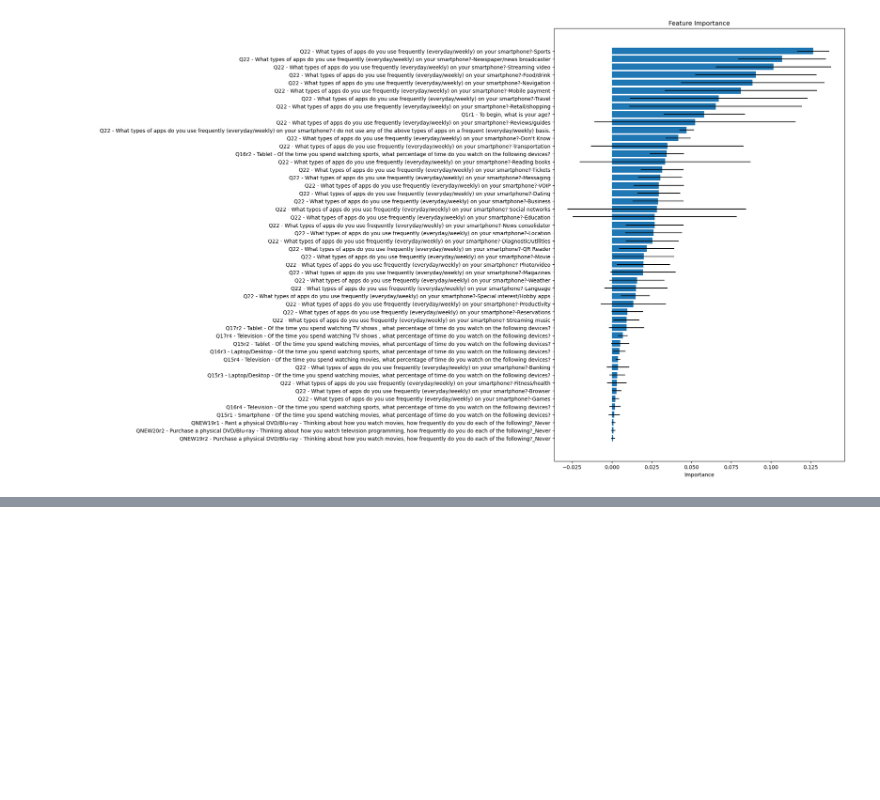
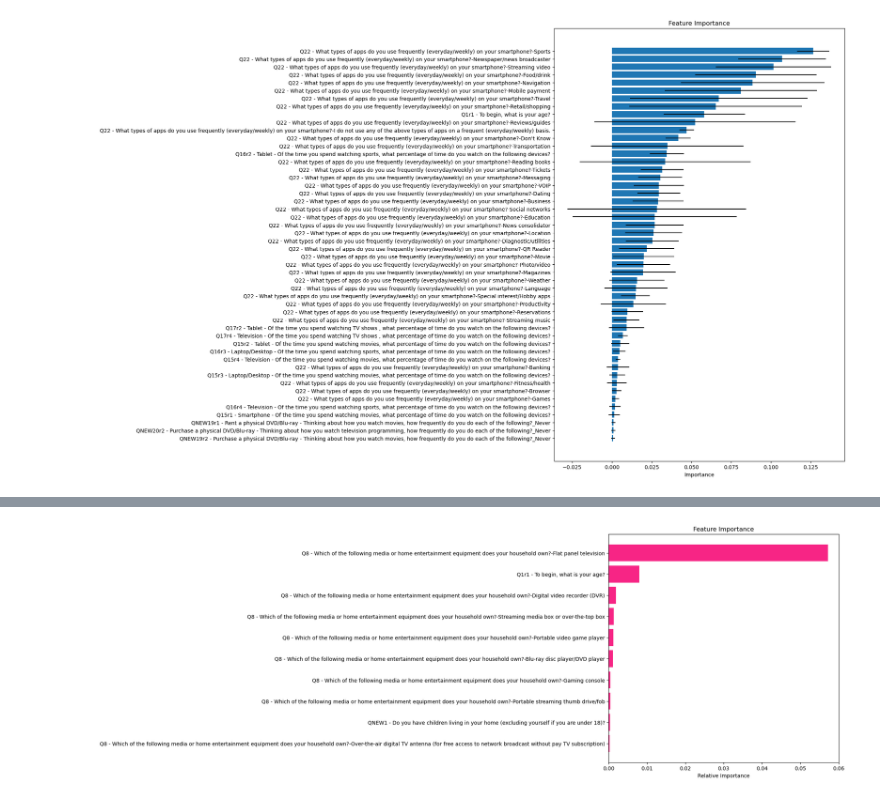
Before and after one commit to maskegger/Deloitte-Survey-Analysis, a Jupyter notebook: Model Training and Evaluation.ipynb, the cells around one changed output, grey strips where cells are left out. Saved outputs shown, nothing was run; the diff lists cells and outputs as text; code cells hidden in the pictures; blank space fills up the shorter version.

```diff
--- a/Model Training and Evaluation.ipynb
+++ b/Model Training and Evaluation.ipynb
@@ -225,0 +361,20 @@ plt.show()
+# %%
+clf = RandomForestClassifier(random_state=1)
+X = df.drop('Cluster', axis=1)
+y = df['Cluster']
+clf.fit(X.values, y.values)
+
+def feature_importance(model):
+    plt.figure(figsize=(8,8))
+    importances = model.feature_importances_[:10]
+    indices = np.argsort(importances)[:10]
+    features = X.columns
+    plt.title('Feature Importance')
+    plt.barh(range(len(indices)), importances[indices], color=custom_colors[2], align='center')
+    plt.yticks(range(len(indices)), [features[i] for i in indices])
+    plt.xlabel('Relative Importance')
+    plt.show()
+
+feature_importance(clf)
+# %% [output]
+[figure, added]
```
Also changed, not shown: parts of 24 cells of this notebook.
